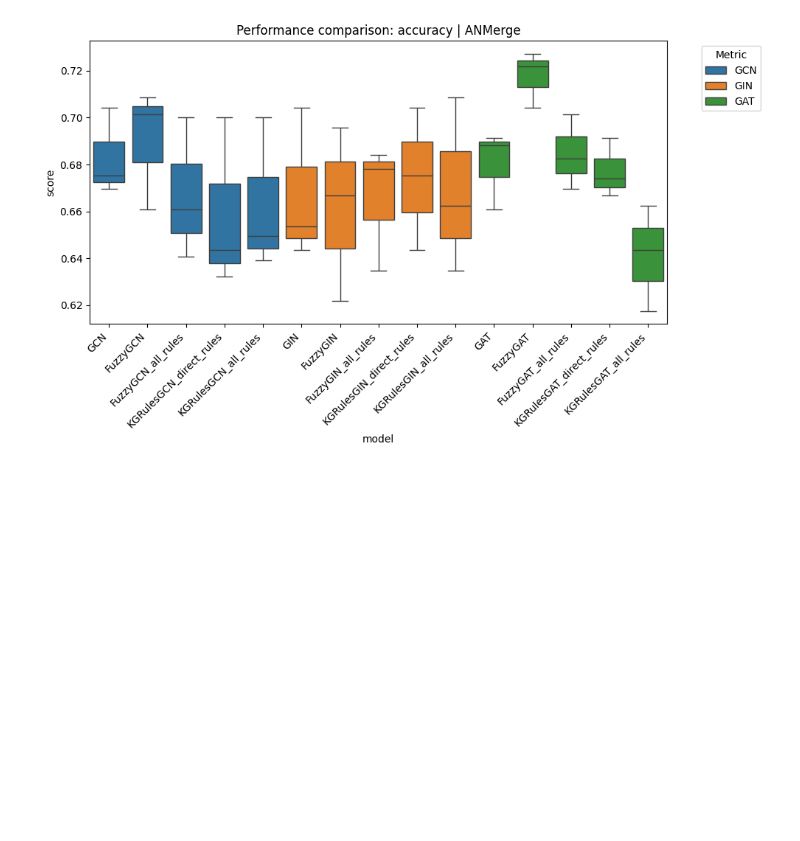
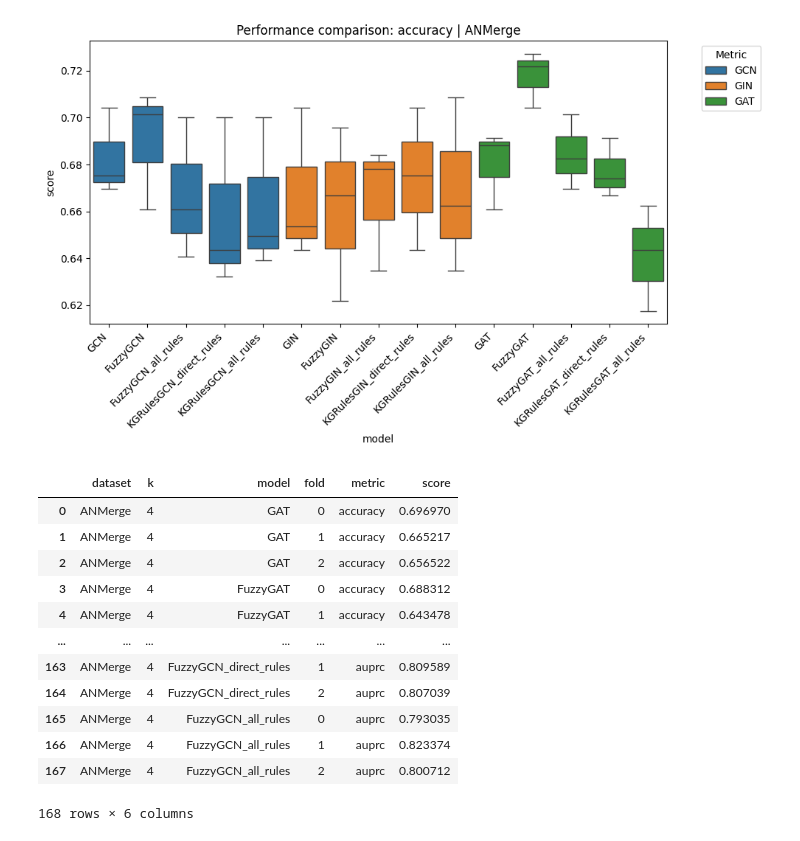
Before and after one commit to Xiaoxuan-Yu-ty/HybridKG, a Jupyter notebook: nesy_gnn/performance.ipynb, the cells around one changed output. Drawn from its saved outputs; the diff is of its cells as text; code cells hidden in the pictures; blank space fills up the shorter version.

```diff
--- a/nesy_gnn/performance.ipynb
+++ b/nesy_gnn/performance.ipynb
@@ -137,3 +128,33 @@ See the caveats in the documentation: https://pandas.pydata.org/pandas-docs/stab
   plot_df["backbone"] = plot_df["model"].apply(backbone)
 <Figure size 1200x600 with 0 Axes>
 [figure]
+# %%
+root_dir = "../nesy_gnn/results/updated/AD_KG"
+df_metrics = parse_cv_metrics(root_dir)
+df = df_metrics.melt(
+    id_vars=[
+        "dataset",
+        "k",
+        "model",
+        "fold"
+    ],
+    value_vars=['accuracy', 'balanced_accuracy', 'f1', 'f1_macro',
+       'f1_weighted', 'auroc', 'auprc'],
+    var_name="metric",
+    value_name="score",
+)
+df
+# %% [output]
+|  | dataset | k | model | fold | metric | score |
+| 0 | ANMerge | 4 | GAT | 0 | accuracy | 0.696970 |
+| 1 | ANMerge | 4 | GAT | 1 | accuracy | 0.665217 |
+| 2 | ANMerge | 4 | GAT | 2 | accuracy | 0.656522 |
+| 3 | ANMerge | 4 | FuzzyGAT | 0 | accuracy | 0.688312 |
+| 4 | ANMerge | 4 | FuzzyGAT | 1 | accuracy | 0.643478 |
+| ... | ... | ... | ... | ... | ... | ... |
+| 163 | ANMerge | 4 | FuzzyGCN_direct_rules | 1 | auprc | 0.809589 |
+| 164 | ANMerge | 4 | FuzzyGCN_direct_rules | 2 | auprc | 0.807039 |
+| 165 | ANMerge | 4 | FuzzyGCN_all_rules | 0 | auprc | 0.793035 |
+| 166 | ANMerge | 4 | FuzzyGCN_all_rules | 1 | auprc | 0.823374 |
+| 167 | ANMerge | 4 | FuzzyGCN_all_rules | 2 | auprc | 0.800712 |
+168 rows × 6 columns
```
Also changed, not shown: parts of 12 cells of this notebook, 7 other files.
